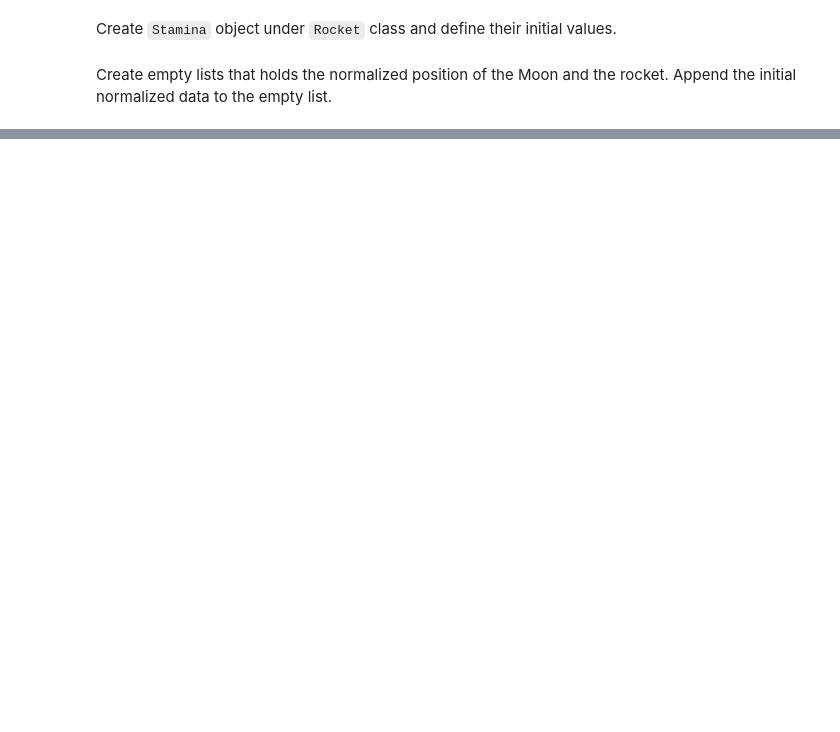
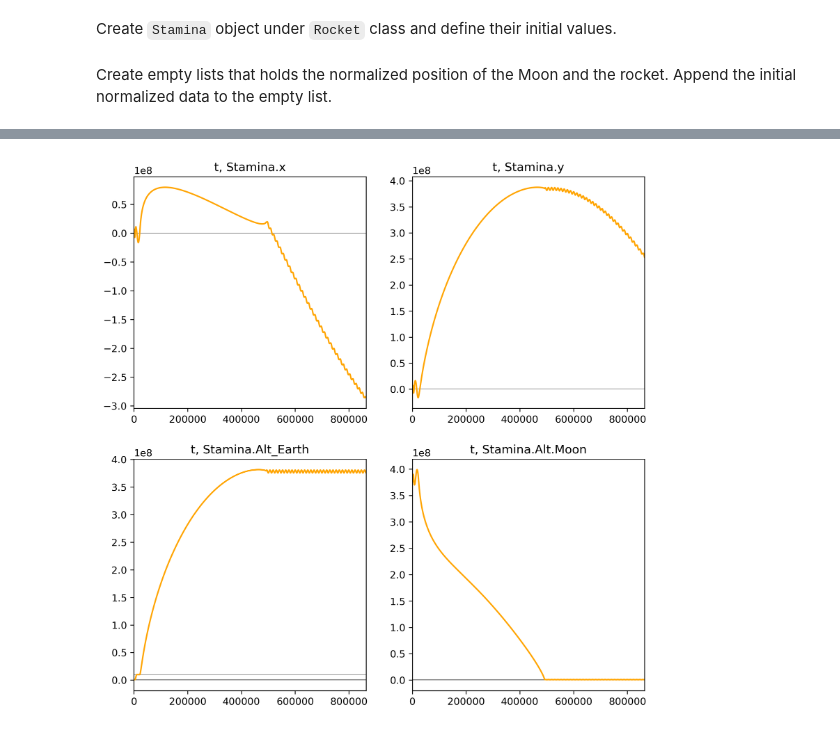
Before and after one commit to tengjuilin/orbit-simulation, a Jupyter notebook: Orbital Simulation.ipynb, the cells around one changed output, grey strips where cells are left out. Cells and saved outputs as stored; diff of their text form; code cells hidden in the pictures; blank space fills up the shorter version.

```diff
--- a/Orbital Simulation.ipynb
+++ b/Orbital Simulation.ipynb
@@ -20,7 +20,7 @@ Define frequently used constants, where
 
 Changing the constant `z` will alter the time of the simulation.
 # %%
-z = int(30000) #864000
+z = int(864000)
 G = 6.67e-11
 D_EM = 3.84399e+8
 angleCF = math.pi / 180
@@ -95,8 +110,9 @@ Create `Earth` object and `Moon` object under `CelestialBody` class and define t
 # %%
 Earth = CelestialBody(5.97237e+24, 0.0, 0.0)
 Earth.Settings(6.3781e+6, 365, 0.0)
-Moon = CelestialBody(7.342e+22, 364658999.01580966, 140465498.68632427) # 3.84399e+8 + Earth.radius, 0.0
+Moon = CelestialBody(7.342e+22, 364658999.01580966, 121599365.28529961)
 Moon.Settings(1.7371e+6, 30, 3.84399e+8)
+Moon.MoonAngle_init()
 # %% [markdown]
 Create a class called `Rocket` that inherits the properties of `Mass`. Initialize by defining the properties of the celestial body, where
 
@@ -700,3 +728,35 @@ open("blender_data_list.txt", "w").write('temp_Moon_x_list = ' + str(temp_Moon_x
      + 'temp_Moon_y_list = ' + str(temp_Moon_y_list) + '\n' \
      + 'temp_Stamina_x_list = ' + str(temp_Stamina_x_list) + '\n' \
      + 'temp_Stamina_y_list = ' +  str(temp_Stamina_y_list) + '\n')
+# %%
+def graph_Common_Settings():
+    plt.xlim(xmin=0)
+    plt.xlim(xmax=t[i+1])
+    plt.hlines(0, t[0], t[i+1], "gray", linewidth=0.5)
+# %%
+def graph_Position():
+    plt.figure(figsize=(8,8), dpi = 300)
+    plt.subplot(221)
+    plt.title('t, Stamina.x')
+    plt.plot(t, Stamina.x, "orange")
+    graph_Common_Settings()
+    plt.subplot(222)
+    plt.title('t, Stamina.y')
+    plt.plot(t, Stamina.y, "orange")
+    graph_Common_Settings()
+    plt.subplot(223)
+    plt.title('t, Stamina.Alt_Earth')
+    plt.plot(t, Stamina.Alt_Earth, "orange")
+    plt.hlines(Stamina.TargetAltitude, t[0], t[i+1], "gray", linewidth=0.5)
+    plt.hlines(Stamina.TargetAltitude2, t[0], t[i+1], "gray", linewidth=0.5)
+    graph_Common_Settings()
+    plt.subplot(224)
+    plt.title('t, Stamina.Alt.Moon')
+    plt.plot(t, Stamina.Alt_Moon, "orange")
+    plt.hlines(Stamina.TargetMoonAltitude, t[0], t[i+1], "gray", linewidth=0.5)
+    graph_Common_Settings()
+    plt.tight_layout(w_pad=2.0, h_pad=2.0)
+    plt.show()
+graph_Position()
+# %% [output]
+[figure, added]
```
Also changed, not shown: parts of 27 cells of this notebook.
